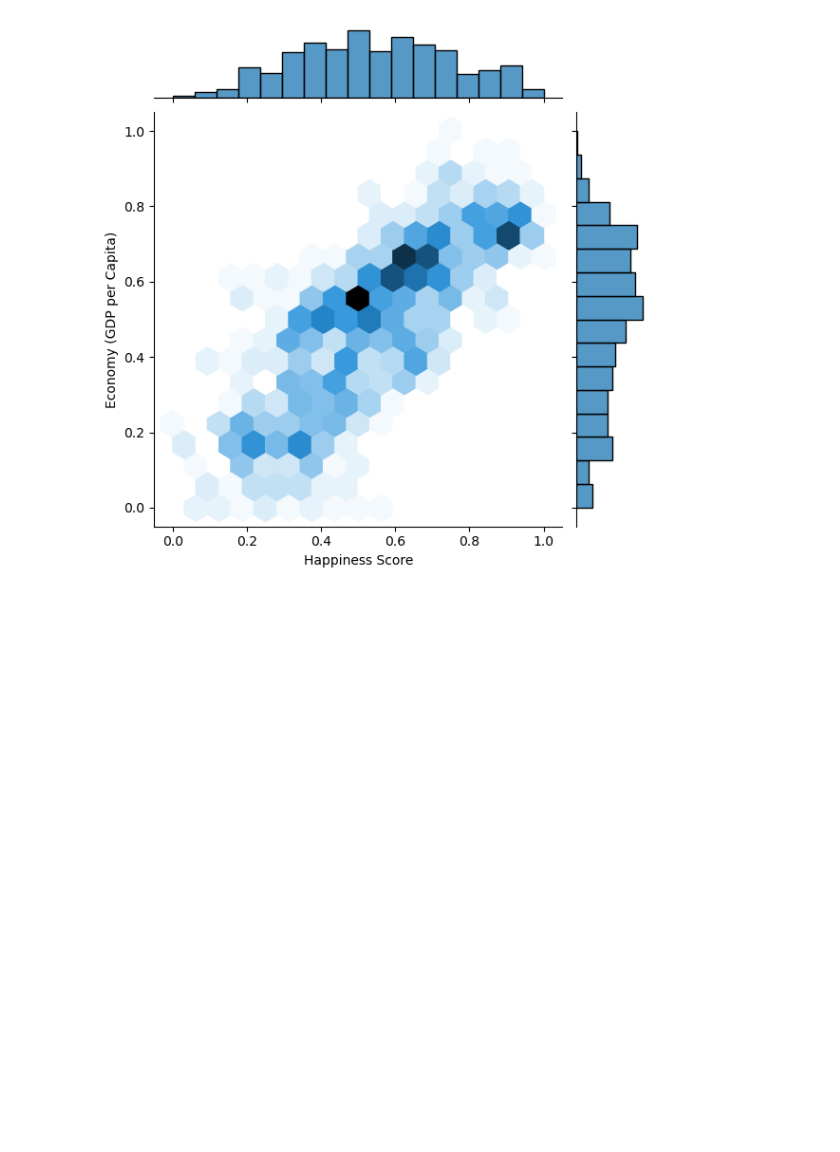
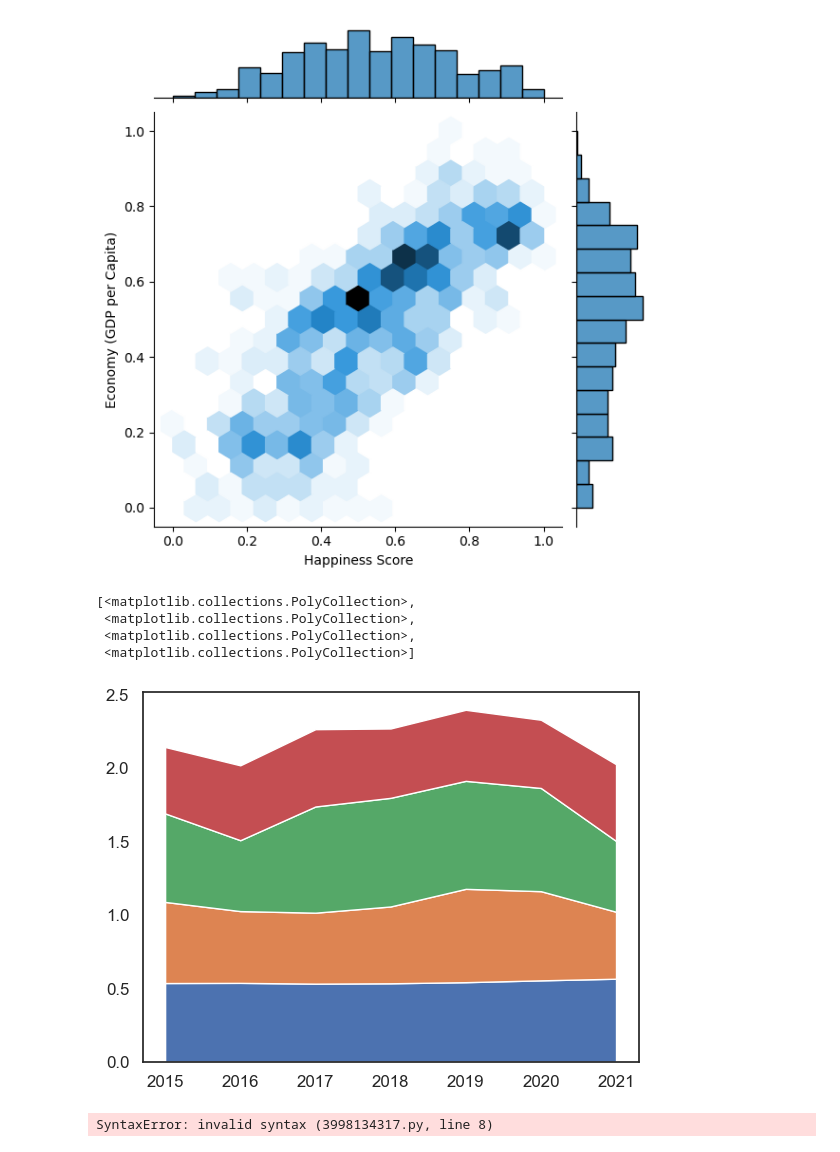
Before and after one commit to ubco-W2022T1-cosc301/project-group47, a Jupyter notebook: notebooks/analysis3.ipynb, the cells around one changed output. Saved outputs shown, nothing was run; the diff lists cells and outputs as text; code cells hidden in the pictures; blank space fills up the shorter version.

```diff
--- a/notebooks/analysis3.ipynb
+++ b/notebooks/analysis3.ipynb
@@ -509,3 +501,25 @@ sns.jointplot(x='Happiness Score', y='Economy (GDP per Capita)', data=normalized
 #sns.pairplot(df1[["Economy (GDP per Capita)",'Health (Life Expectancy)', "Family (Social Support)", 'Year']], height= 10, kind = 'reg',hue ='Year')
 # %%
 #ax = sns.jointplot(x= 'Happiness Score',kind ='reg',color='navy', y ='Economy (GDP per Capita)',data =normalized_df1)
+# %%
+plt.stackplot(df2['Year'], df2['Happiness Score'],df2['Health (Life Expectancy)'],df2['Family (Social Support)'],df2['Economy (GDP per Capita)'] )
+# %% [output]
+[<matplotlib.collections.PolyCollection>,
+ <matplotlib.collections.PolyCollection>,
+ <matplotlib.collections.PolyCollection>,
+ <matplotlib.collections.PolyCollection>]
+[figure, added]
+# %%
+import pandas
+import matplotlib.pyplot as plt
+import matplotlib.patches as mpatches
+
+%matplotlib inline
+
+plt.scatter(x=normalize1['Year']
+            y= df2['Happiness Score']
+            s= normalize1['Economy (GDP per Capita)'/1000]
+            alpha = 0.5,
+           )
+# %% [output]
+SyntaxError: invalid syntax (3998134317.py, line 8)
```
Also changed, not shown: parts of 4 cells of this notebook, 4 other files.
